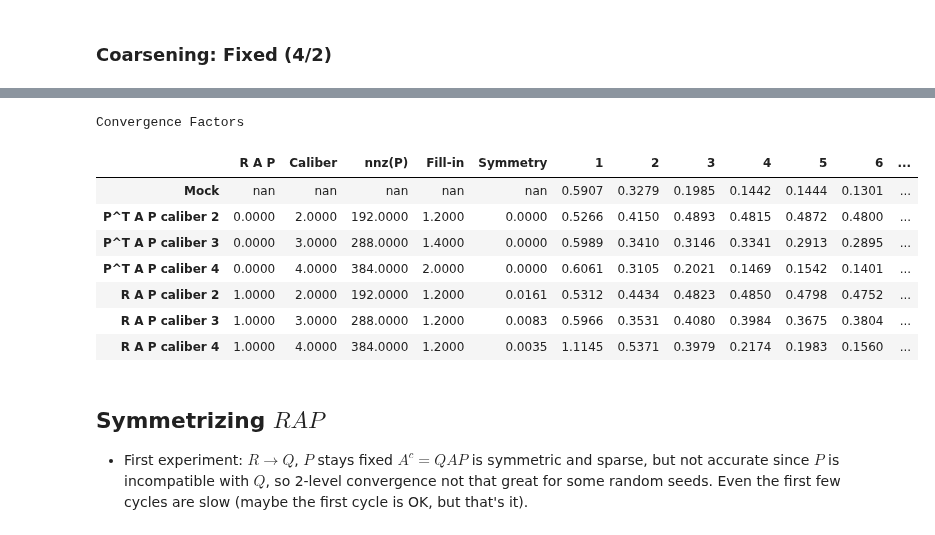
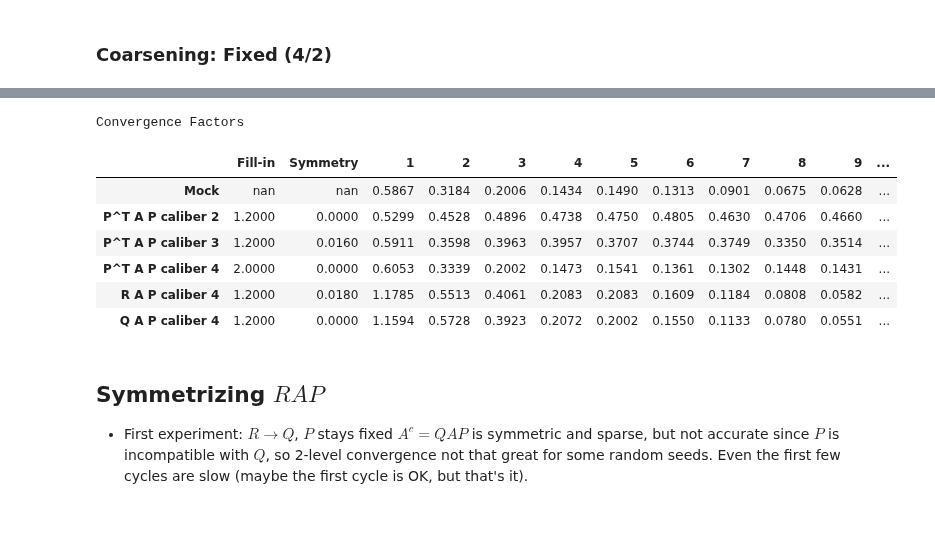
Before and after one commit to 436ahsan/Helmholtz, a Jupyter notebook: notebooks/repetitive/4_2_coarsening_3_level_qap.ipynb, the cells around one changed output, grey strips where cells are left out. Saved outputs shown, nothing was run; the diff lists cells and outputs as text; code cells hidden in the pictures.

Commit message:
WIP on improving the coarse level construction API. Now accepting r, p, q.

```diff
--- a/notebooks/repetitive/4_2_coarsening_3_level_qap.ipynb
+++ b/notebooks/repetitive/4_2_coarsening_3_level_qap.ipynb
@@ -106,6 +106,11 @@ WARNING  No handles with labels found to put in legend.
 # %% [markdown]
 ### Coarsening: Fixed (4/2)
 # %%
+# Fixed seed for reproducible results.
+#for seed in range(100):
+seed = 1
+np.random.seed(seed)
+
 # Generate initial test vectors.
 nu = num_sweeps_on_vectors if num_sweeps_on_vectors is not None else num_sweeps
 level = multilevel[0]
@@ -116,52 +121,53 @@ else:
     _LOGGER.info("Generating {} TVs with {} sweeps".format(num_examples, nu))
     x = hm.setup.auto_setup.get_test_matrix(level.a, nu, num_examples=num_examples)
     _LOGGER.info("RER {:.3f}".format(norm(level.a.dot(x)) / norm(x)))
-x_log.append(x)
 
+# Create coarsening.
 aggregate_size, num_components = 4, 2
 r, s = hm.repetitive.locality.create_coarsening(x, aggregate_size, num_components, normalize=False)
-R = r.tile(level.size // aggregate_size)
-xc = R.dot(x)
+r = r.tile(level.size // aggregate_size)
+xc = r.dot(x)
 
 # Mock cycle rates.
-mock_conv = [hm.setup.auto_setup.mock_cycle_conv_factor(level, R, nu) for nu in nu_values]
+mock_conv = [hm.setup.auto_setup.mock_cycle_conv_factor(level, r, nu) for nu in nu_values]
 
-# Interpolation by LS fitting. Measure 2-level rrates.
+# Interpolation by LS fitting for different calibers.
 calibers = (2, 3, 4)
-p_experiment = {}
-l2c_experiment = {}
-coarsening_values = (False, True)
-titles = ("P^T A P", "R A P")
-for use_r_as_restriction, title in zip(coarsening_values, titles):
-    l2c = []
-    p_caliber = []
-    for caliber in calibers:
-        p = hm.setup.auto_setup.create_interpolation(
-            x, level.a, R, level.location, domain_size, interpolation_method, aggregate_size=aggregate_size, num_components=num_components,
-            neighborhood=neighborhood, repetitive=repetitive, target_error=0.1,
-            caliber=caliber, fit_scheme=fit_scheme, weighted=weighted)
-        ml = hm.repetitive.locality.create_two_level_hierarchy(
-                kh, discretization, n, R, p, aggregate_size, num_components,
-                    use_r_as_restriction=use_r_as_restriction)
-        ac = ml[1].a
-        fill_in_factor = (ac.nnz / ml[0].a.nnz) * (ml[0].a.shape[0] / ac.shape[0])
-        symmetry_deviation = np.max(np.abs(ac - ac.transpose()))
-        two_level_conv = np.array([
-            hm.repetitive.locality.two_level_conv_factor(
-                ml, nu, nu_coarsest=100, print_frequency=None)[1]
-             for nu in nu_values])
-        l2c.append([use_r_as_restriction, caliber, p.nnz, fill_in_factor, symmetry_deviation] + list(two_level_conv))
-        p_caliber.append(p)
+p = dict((caliber, hm.setup.auto_setup.create_interpolation(
+    x, level.a, R, level.location, domain_size, interpolation_method, aggregate_size=aggregate_size, num_components=num_components,
+    neighborhood=neighborhood, repetitive=repetitive, target_error=0.1,
+    caliber=caliber, fit_scheme=fit_scheme, weighted=weighted)) for caliber in calibers)
 
-    p_experiment[use_r_as_restriction] = p_caliber
-    l2c_experiment[use_r_as_restriction] = l2c
+# Symmetrizing restriction for high-order P.
+q = hm.repetitive.symmetry.symmetrize(r, level.a.dot(p[4]), aggregate_size, num_components)
 
-all_conv = pd.DataFrame(np.array(
-    [[np.nan] * 5 + mock_conv] +
-    [v for use_r_as_restriction in coarsening_values for v in l2c_experiment[use_r_as_restriction]]),
-                    columns=("R A P", "Caliber", "nnz(P)", "Fill-in", "Symmetry") + tuple(nu_values),
-                        index=("Mock", ) + tuple("{} caliber {}".format(title, caliber) for title in titles
-                          for caliber in calibers))
+# Measure 2-level rates.
+# Each entry is (title, r, p, q).
+coarsening_types = [
+    ("P^T A P caliber 2", r, p[2], p[2].T),
+    ("P^T A P caliber 3", r, p[2], p[3].T),
+    ("P^T A P caliber 4", r, p[4], p[4].T),
+    ("R A P caliber 4",   r, p[4], r),
+    ("Q A P caliber 4",   r, p[4], q),
+]
+
+l2c = []
+a = ml[0].a
+nu_coarsest = 100
+for _, r, p, q in coarsening_types:
+    ml = hm.repetitive.locality.create_two_level_hierarchy(
+            kh, discretization, n, r, p, q, aggregate_size, num_components)
+    ac = ml[1].a
+    fill_in_factor = (ac.nnz / a.nnz) * (a.shape[0] / ac.shape[0])
+    symmetry_deviation = np.max(np.abs(ac - ac.transpose()))
+    two_level_conv = [hm.repetitive.locality.two_level_conv_factor(
+        ml, nu, nu_coarsest=nu_coarsest, print_frequency=None)[1] for nu in nu_values]
+    l2c.append([fill_in_factor, symmetry_deviation] + two_level_conv)
+
+data = np.array([[np.nan] * 2 + mock_conv] + l2c)
+all_conv = pd.DataFrame(np.array(data),
+                    columns=("Fill-in", "Symmetry") + tuple(nu_values),
+                        index=("Mock", ) + tuple(item[0] for item in coarsening_types))
 styler = all_conv.style.set_caption("Convergence Factors").format(precision=4)
 display_html(styler._repr_html_(), raw=True)
 
@@ -172,12 +178,11 @@ INFO     RER 0.106
 Convergence Factors
-|  | R A P | Caliber | nnz(P) | Fill-in | Symmetry | 1 | 2 | 3 | 4 | 5 | 6 | ... |
-| Mock | nan | nan | nan | nan | nan | 0.5907 | 0.3279 | 0.1985 | 0.1442 | 0.1444 | 0.1301 | ... |
-| P^T A P caliber 2 | 0.0000 | 2.0000 | 192.0000 | 1.2000 | 0.0000 | 0.5266 | 0.4150 | 0.4893 | 0.4815 | 0.4872 | 0.4800 | ... |
-| P^T A P caliber 3 | 0.0000 | 3.0000 | 288.0000 | 1.4000 | 0.0000 | 0.5989 | 0.3410 | 0.3146 | 0.3341 | 0.2913 | 0.2895 | ... |
-| P^T A P caliber 4 | 0.0000 | 4.0000 | 384.0000 | 2.0000 | 0.0000 | 0.6061 | 0.3105 | 0.2021 | 0.1469 | 0.1542 | 0.1401 | ... |
-| R A P caliber 2 | 1.0000 | 2.0000 | 192.0000 | 1.2000 | 0.0161 | 0.5312 | 0.4434 | 0.4823 | 0.4850 | 0.4798 | 0.4752 | ... |
-| R A P caliber 3 | 1.0000 | 3.0000 | 288.0000 | 1.2000 | 0.0083 | 0.5966 | 0.3531 | 0.4080 | 0.3984 | 0.3675 | 0.3804 | ... |
-| R A P caliber 4 | 1.0000 | 4.0000 | 384.0000 | 1.2000 | 0.0035 | 1.1145 | 0.5371 | 0.3979 | 0.2174 | 0.1983 | 0.1560 | ... |
+|  | Fill-in | Symmetry | 1 | 2 | 3 | 4 | 5 | 6 | 7 | 8 | 9 | ... |
+| Mock | nan | nan | 0.5867 | 0.3184 | 0.2006 | 0.1434 | 0.1490 | 0.1313 | 0.0901 | 0.0675 | 0.0628 | ... |
+| P^T A P caliber 2 | 1.2000 | 0.0000 | 0.5299 | 0.4528 | 0.4896 | 0.4738 | 0.4750 | 0.4805 | 0.4630 | 0.4706 | 0.4660 | ... |
+| P^T A P caliber 3 | 1.2000 | 0.0160 | 0.5911 | 0.3598 | 0.3963 | 0.3957 | 0.3707 | 0.3744 | 0.3749 | 0.3350 | 0.3514 | ... |
+| P^T A P caliber 4 | 2.0000 | 0.0000 | 0.6053 | 0.3339 | 0.2002 | 0.1473 | 0.1541 | 0.1361 | 0.1302 | 0.1448 | 0.1431 | ... |
+| R A P caliber 4 | 1.2000 | 0.0180 | 1.1785 | 0.5513 | 0.4061 | 0.2083 | 0.2083 | 0.1609 | 0.1184 | 0.0808 | 0.0582 | ... |
+| Q A P caliber 4 | 1.2000 | 0.0000 | 1.1594 | 0.5728 | 0.3923 | 0.2072 | 0.2002 | 0.1550 | 0.1133 | 0.0780 | 0.0551 | ... |
 # %% [markdown]
 ## Symmetrizing $R A P$
 * First experiment: $R \rightarrow Q$, $P$ stays fixed
```
Also changed, not shown: parts of 2 cells of this notebook, 8 other files.
